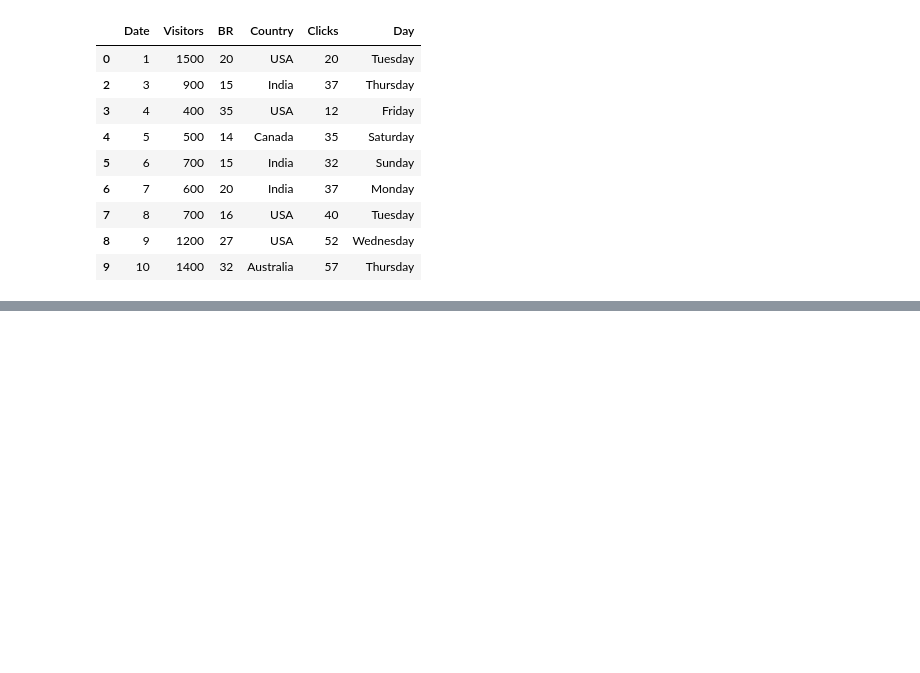
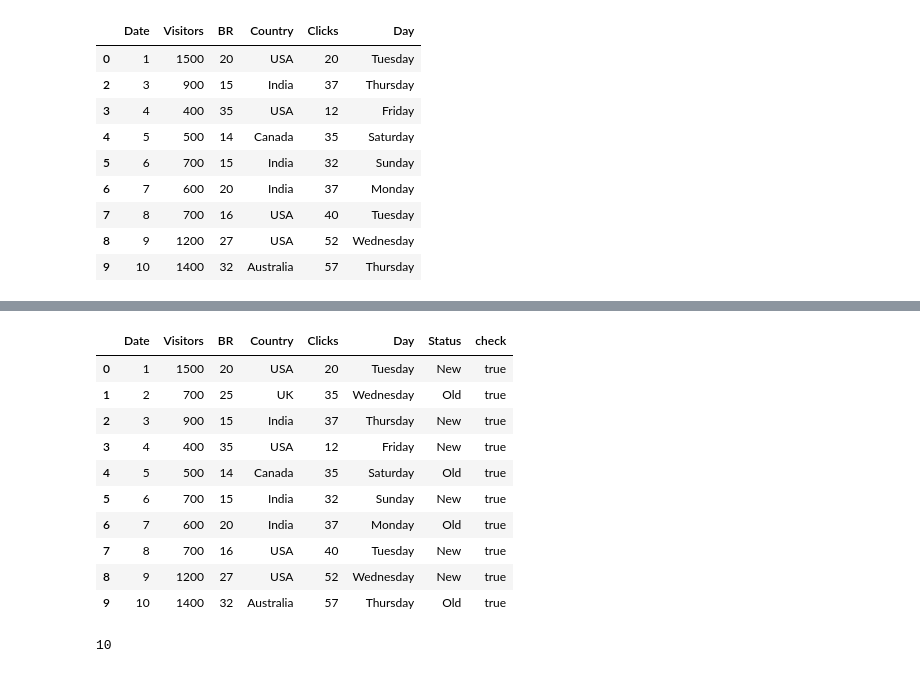
Before and after one commit to Devmustroc/OOP-Python, a Jupyter notebook: projects/frace_detection/manipdata.ipynb, the cells around one changed output, grey strips where cells are left out. Cells and saved outputs as stored; diff of their text form; code cells hidden in the pictures; blank space fills up the shorter version.

```diff
--- a/projects/frace_detection/manipdata.ipynb
+++ b/projects/frace_detection/manipdata.ipynb
@@ -179,3 +179,6 @@ df1.drop(df1.index[1], axis=0)
 | 7 | 8 | 700 | 16 | USA | 40 | Tuesday |
 | 8 | 9 | 1200 | 27 | USA | 52 | Wednesday |
 | 9 | 10 | 1400 | 32 | Australia | 57 | Thursday |
+# %%
+df1["Status"] = ["New", "Old", "New", "New", "Old", "New", "Old", "New", "New", "Old"]
+df1
@@ -181,0 +197,19 @@ df1.drop(df1.index[1], axis=0)
+# %%
+df1["check"] = ["true"] * df1.shape[0]
+df1
+# %% [output]
+|  | Date | Visitors | BR | Country | Clicks | Day | Status | check |
+| 0 | 1 | 1500 | 20 | USA | 20 | Tuesday | New | true |
+| 1 | 2 | 700 | 25 | UK | 35 | Wednesday | Old | true |
+| 2 | 3 | 900 | 15 | India | 37 | Thursday | New | true |
+| 3 | 4 | 400 | 35 | USA | 12 | Friday | New | true |
+| 4 | 5 | 500 | 14 | Canada | 35 | Saturday | Old | true |
+| 5 | 6 | 700 | 15 | India | 32 | Sunday | New | true |
+| 6 | 7 | 600 | 20 | India | 37 | Monday | Old | true |
+| 7 | 8 | 700 | 16 | USA | 40 | Tuesday | New | true |
+| 8 | 9 | 1200 | 27 | USA | 52 | Wednesday | New | true |
+| 9 | 10 | 1400 | 32 | Australia | 57 | Thursday | Old | true |
+# %%
+df1.shape[0]
+# %% [output]
+10
```
Also changed, not shown: parts of 2 cells of this notebook, 2 other files.
